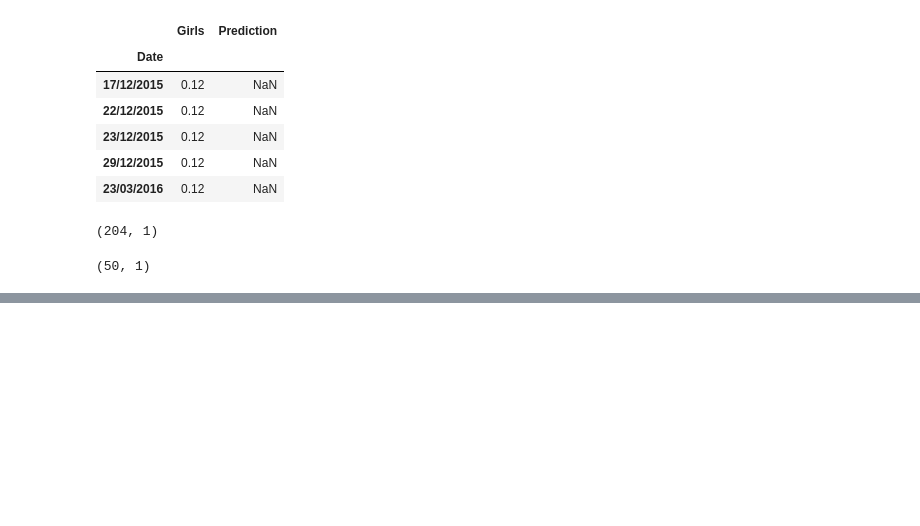
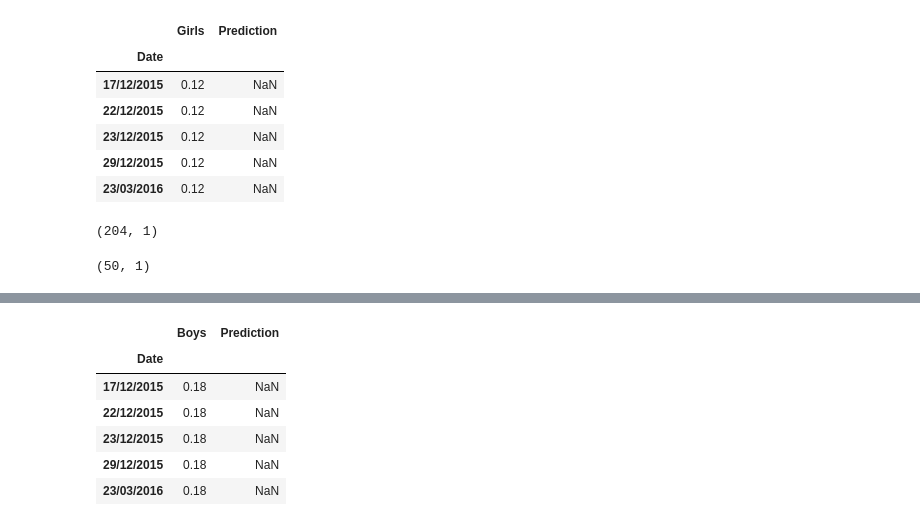
Before and after one commit to Soyluisflores/Clase5, a Jupyter notebook: Proyecto_2.ipynb, the cells around one changed output, grey strips where cells are left out. Cells and saved outputs as stored; diff of their text form; code cells hidden in the pictures; blank space fills up the shorter version.

```diff
--- a/Proyecto_2.ipynb
+++ b/Proyecto_2.ipynb
@@ -490,0 +514,17 @@ x_future.shape
+# %%
+# Establecemos los datos para una predicción a futuro pero ahora con los chicos
+SL_Boys=SL['Boys']
+SL_Boys=pd.DataFrame(SL_Boys)
+future_days=50
+SL_Boys['Prediction']=SL_Boys['Boys'].shift(-future_days)
+# %%
+# Imprimimos en una tabla
+SL_Boys.tail()
+# %% [output]
+|  | Boys | Prediction |
+| Date |  |  |
+| 17/12/2015 | 0.18 | NaN |
+| 22/12/2015 | 0.18 | NaN |
+| 23/12/2015 | 0.18 | NaN |
+| 29/12/2015 | 0.18 | NaN |
+| 23/03/2016 | 0.18 | NaN |
```
Also changed, not shown: parts of 12 cells of this notebook.
